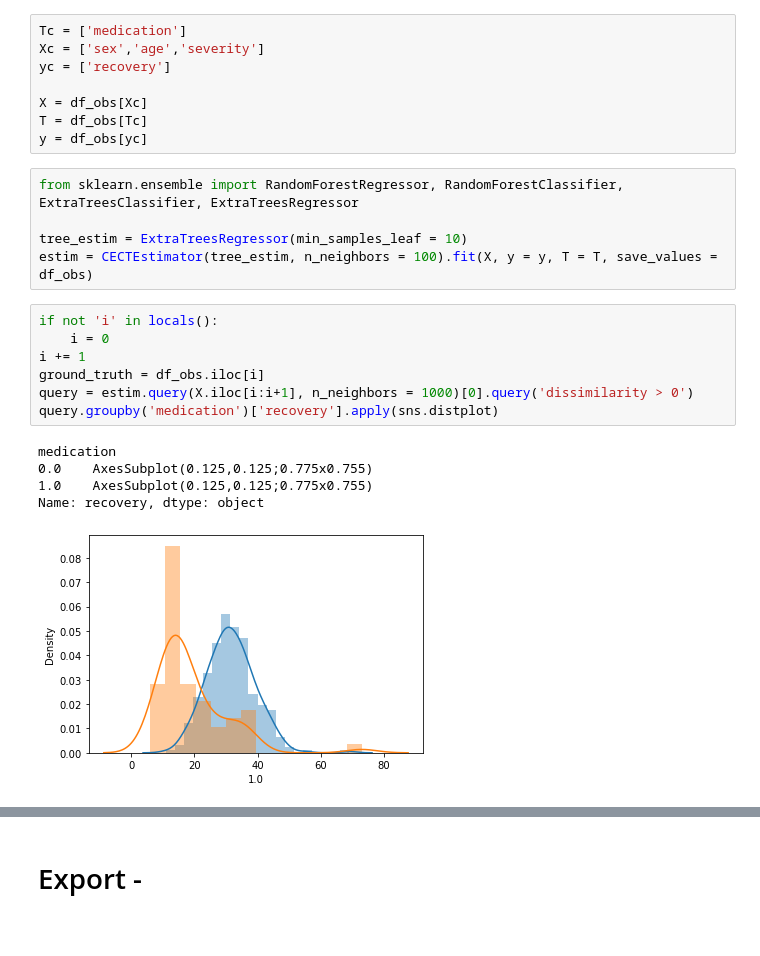
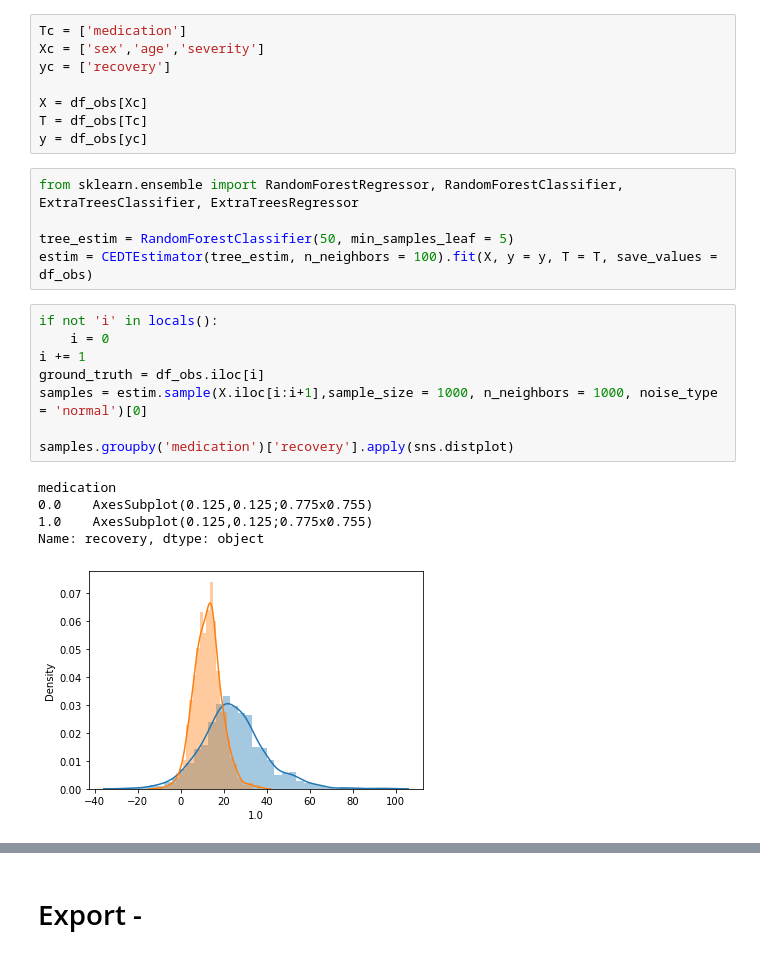
Before and after one commit to AlanGanem/fkausality, a Jupyter notebook: notebooks_dev/estimators.ipynb, the cells around one changed output, grey strips where cells are left out. Saved outputs shown, nothing was run; the diff lists cells and outputs as text.

```diff
--- a/notebooks_dev/estimators.ipynb
+++ b/notebooks_dev/estimators.ipynb
@@ -367,18 +456,19 @@ y = df_obs[yc]
 # %%
 from sklearn.ensemble import RandomForestRegressor, RandomForestClassifier, ExtraTreesClassifier, ExtraTreesRegressor
 
-tree_estim = ExtraTreesRegressor(min_samples_leaf = 10)
-estim = CECTEstimator(tree_estim, n_neighbors = 100).fit(X, y = y, T = T, save_values = df_obs)
+tree_estim = RandomForestClassifier(50, min_samples_leaf = 5)
+estim = CEDTEstimator(tree_estim, n_neighbors = 100).fit(X, y = y, T = T, save_values = df_obs)
 # %%
 if not 'i' in locals():
     i = 0
 i += 1
 ground_truth = df_obs.iloc[i]
-query = estim.query(X.iloc[i:i+1], n_neighbors = 1000)[0].query('dissimilarity > 0')
-query.groupby('medication')['recovery'].apply(sns.distplot)
+samples = estim.sample(X.iloc[i:i+1],sample_size = 1000, n_neighbors = 1000, noise_type = 'normal')[0]
+
+samples.groupby('medication')['recovery'].apply(sns.distplot)
 # %% [output]
 medication
 0.0    AxesSubplot(0.125,0.125;0.775x0.755)
 1.0    AxesSubplot(0.125,0.125;0.775x0.755)
 Name: recovery, dtype: object
-[figure, old version]
+[figure, new version]
```
Also changed, not shown: parts of 11 cells of this notebook, 4 other files.
